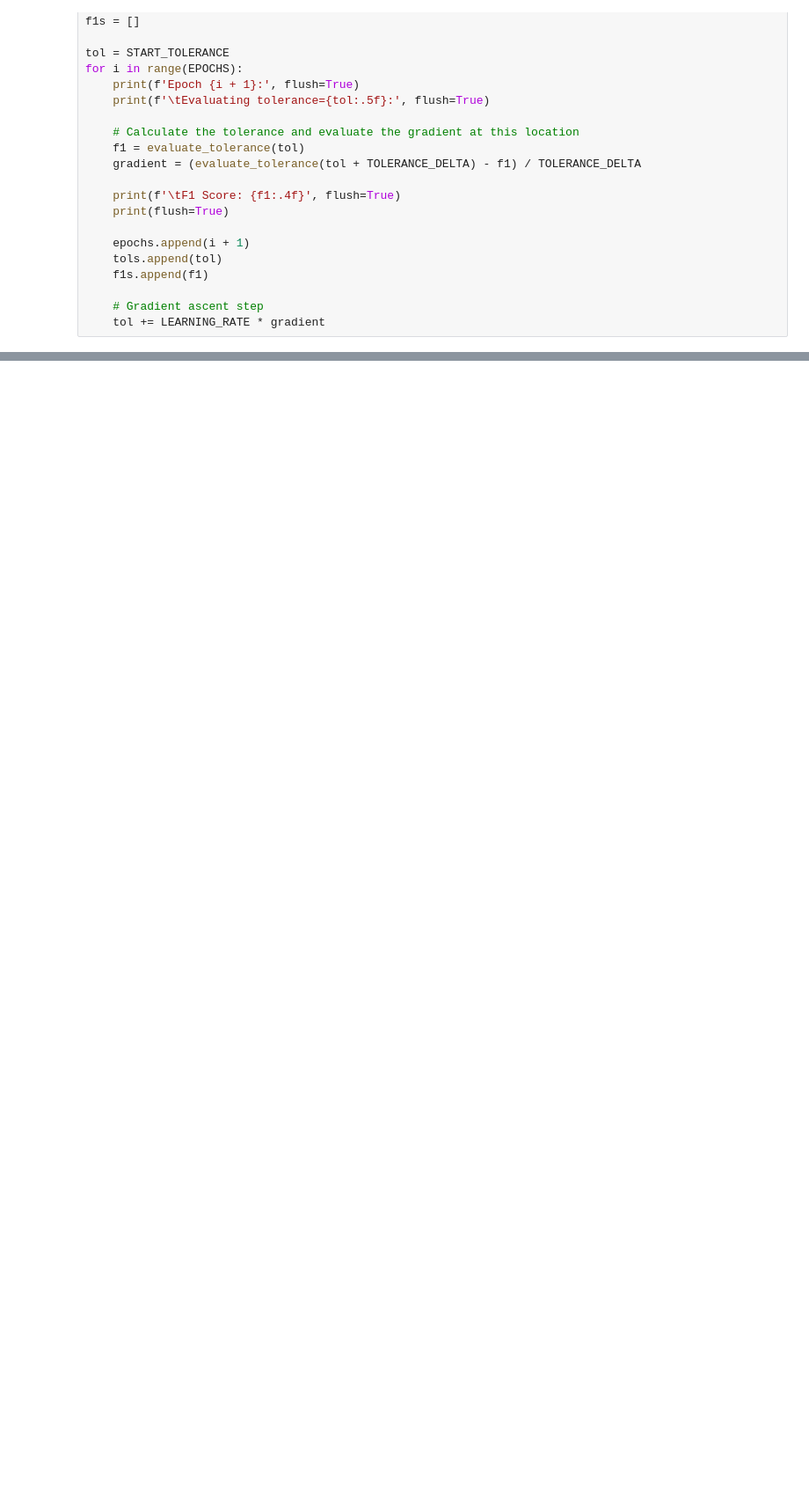
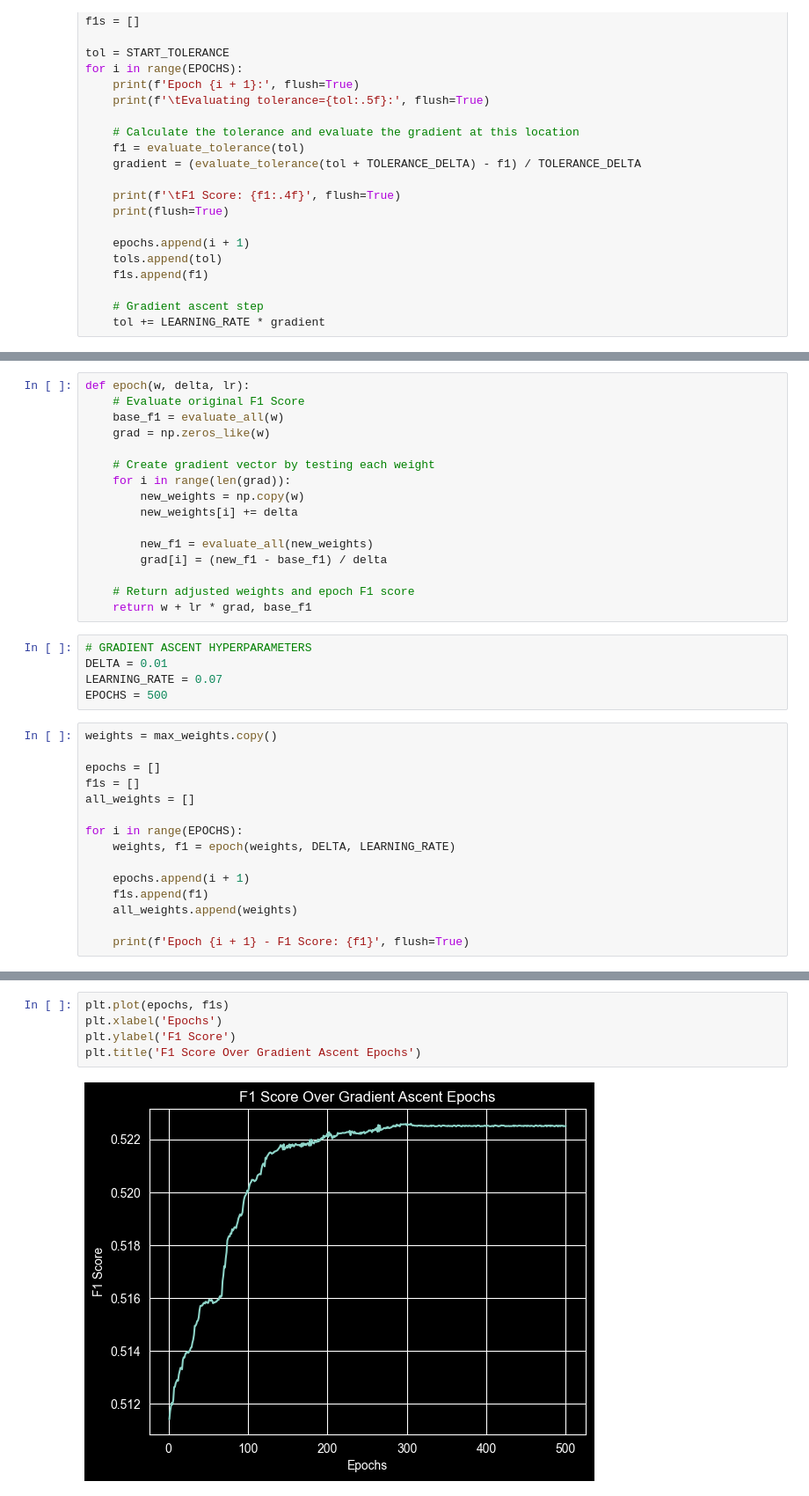
Before and after one commit to calebspainn/Project2, a Jupyter notebook: index.ipynb, the cells around one changed output, grey strips where cells are left out. Shown at 88% size. Drawn from its saved outputs; the diff is of its cells as text; blank space fills up the shorter version.

```diff
--- a/index.ipynb
+++ b/index.ipynb
@@ -1373,0 +877,36 @@ Average F1 Score: 0.4134
+# %%
+def epoch(w, delta, lr):
+    # Evaluate original F1 Score
+    base_f1 = evaluate_all(w)
+    grad = np.zeros_like(w)
+
+    # Create gradient vector by testing each weight
+    for i in range(len(grad)):
+        new_weights = np.copy(w)
+        new_weights[i] += delta
+
+        new_f1 = evaluate_all(new_weights)
+        grad[i] = (new_f1 - base_f1) / delta
+
+    # Return adjusted weights and epoch F1 score
+    return w + lr * grad, base_f1
+# %%
+# GRADIENT ASCENT HYPERPARAMETERS
+DELTA = 0.01
+LEARNING_RATE = 0.07
+EPOCHS = 500
+# %%
+weights = max_weights.copy()
+
+epochs = []
+f1s = []
+all_weights = []
+
+for i in range(EPOCHS):
+    weights, f1 = epoch(weights, DELTA, LEARNING_RATE)
+
+    epochs.append(i + 1)
+    f1s.append(f1)
+    all_weights.append(weights)
+
+    print(f'Epoch {i + 1} - F1 Score: {f1}', flush=True)
@@ -1373,0 +915,7 @@ Average F1 Score: 0.4134
+# %%
+plt.plot(epochs, f1s)
+plt.xlabel('Epochs')
+plt.ylabel('F1 Score')
+plt.title('F1 Score Over Gradient Ascent Epochs')
+# %% [output]
+[figure, added]
```
Also changed, not shown: parts of 102 cells of this notebook.
